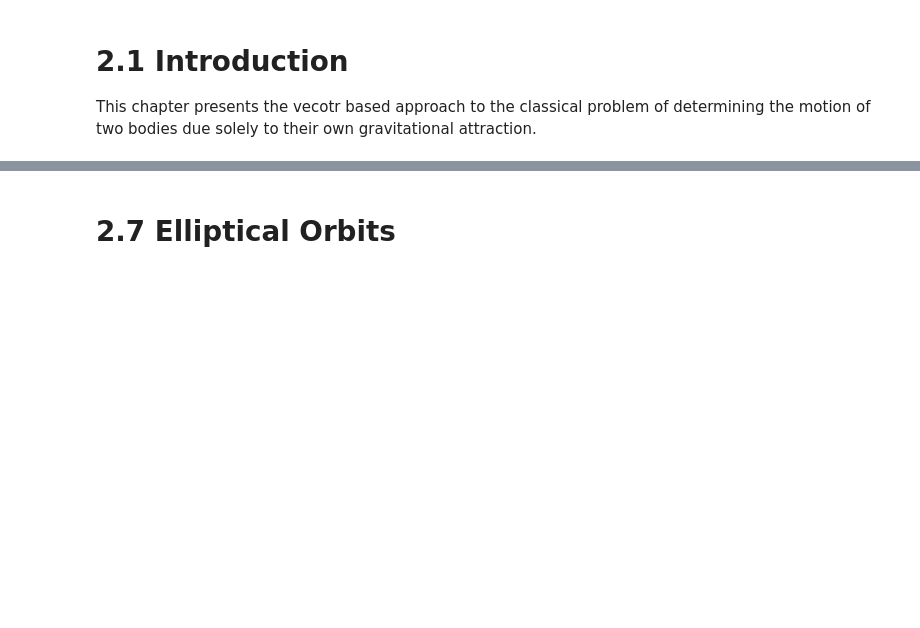
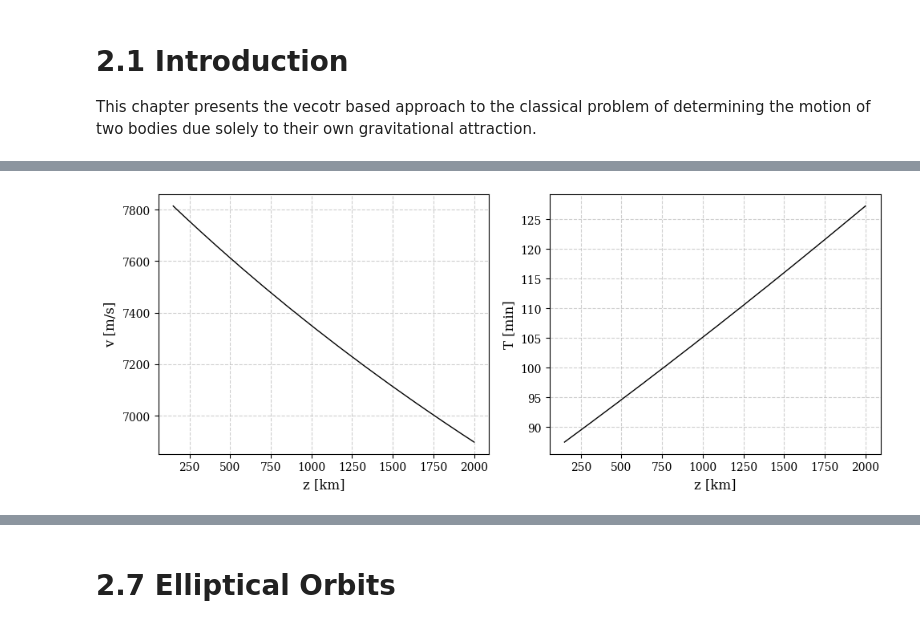
Before and after one commit to faisal2470/BAS, a Jupyter notebook: Chapter2_The_Two_Body_Problem.ipynb, the cells around one changed output, grey strips where cells are left out. Cells and saved outputs as stored; diff of their text form; code cells hidden in the pictures; blank space fills up the shorter version.

```diff
--- a/Chapter2_The_Two_Body_Problem.ipynb
+++ b/Chapter2_The_Two_Body_Problem.ipynb
@@ -331,0 +421,24 @@ fig.update_layout(
+# %%
+mu = Earth.k.value
+RE = Earth.R.value
+z = np.linspace(150, 2000, 1000)
+
+v = np.sqrt(mu/(RE + z*1000))
+T = 2*np.pi/np.sqrt(mu)*(RE + z*1000)**1.5
+# %%
+plt.figure(figsize=(10,4))
+plt.subplot(1,2,1)
+plt.plot(z, v, 'k', lw=1);
+plt.grid(ls='--', alpha=0.6)
+plt.xlabel('z [km]', size=12)
+plt.ylabel('v [m/s]', size=12);
+
+plt.subplot(1,2,2)
+plt.plot(z, T/60, 'k', lw=1);
+plt.grid(ls='--', alpha=0.6)
+plt.xlabel('z [km]', size=12)
+plt.ylabel('T [min]', size=12);
+
+plt.tight_layout()
+# %% [output]
+[figure, added]
```
Also changed, not shown: parts of 11 cells of this notebook.
